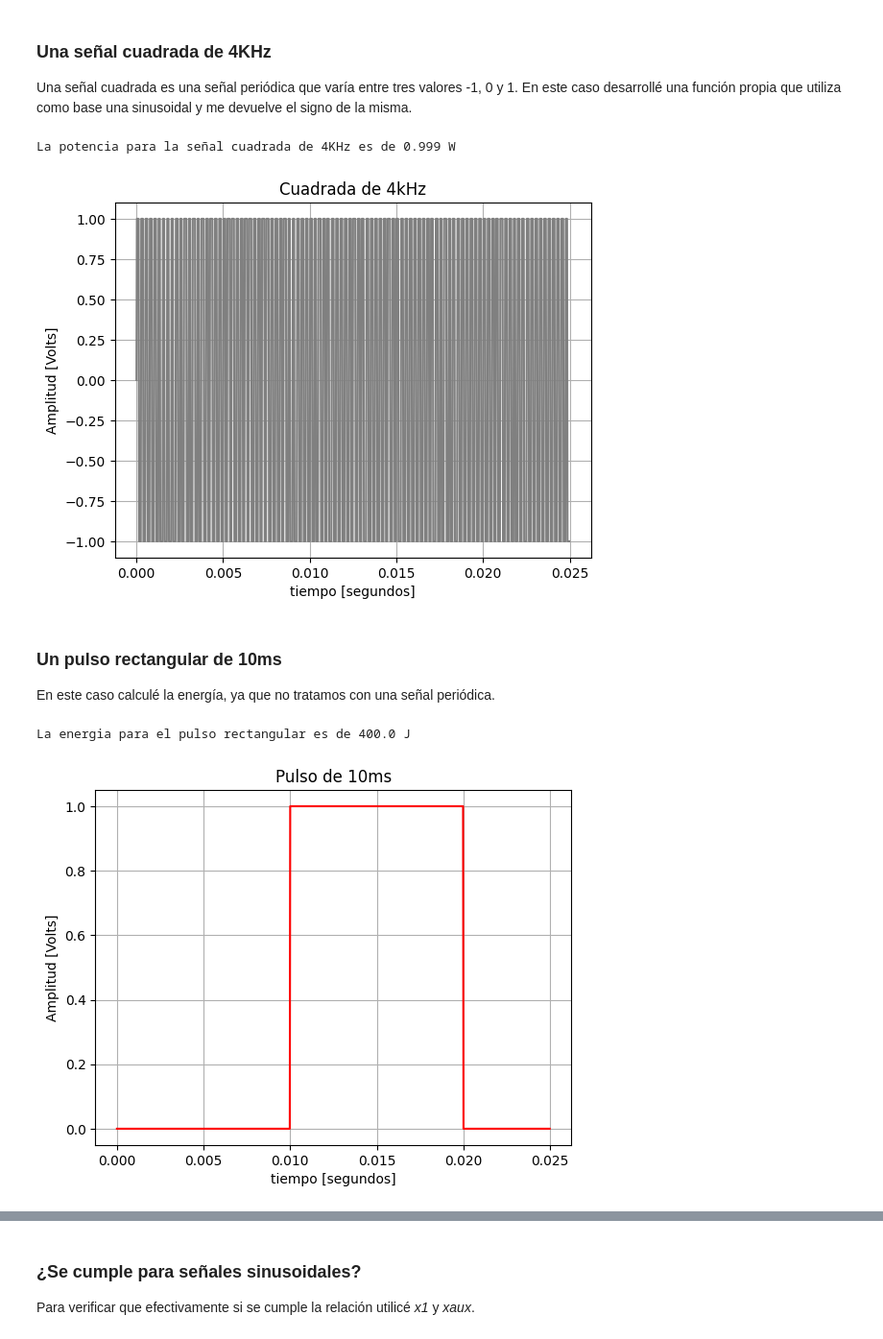
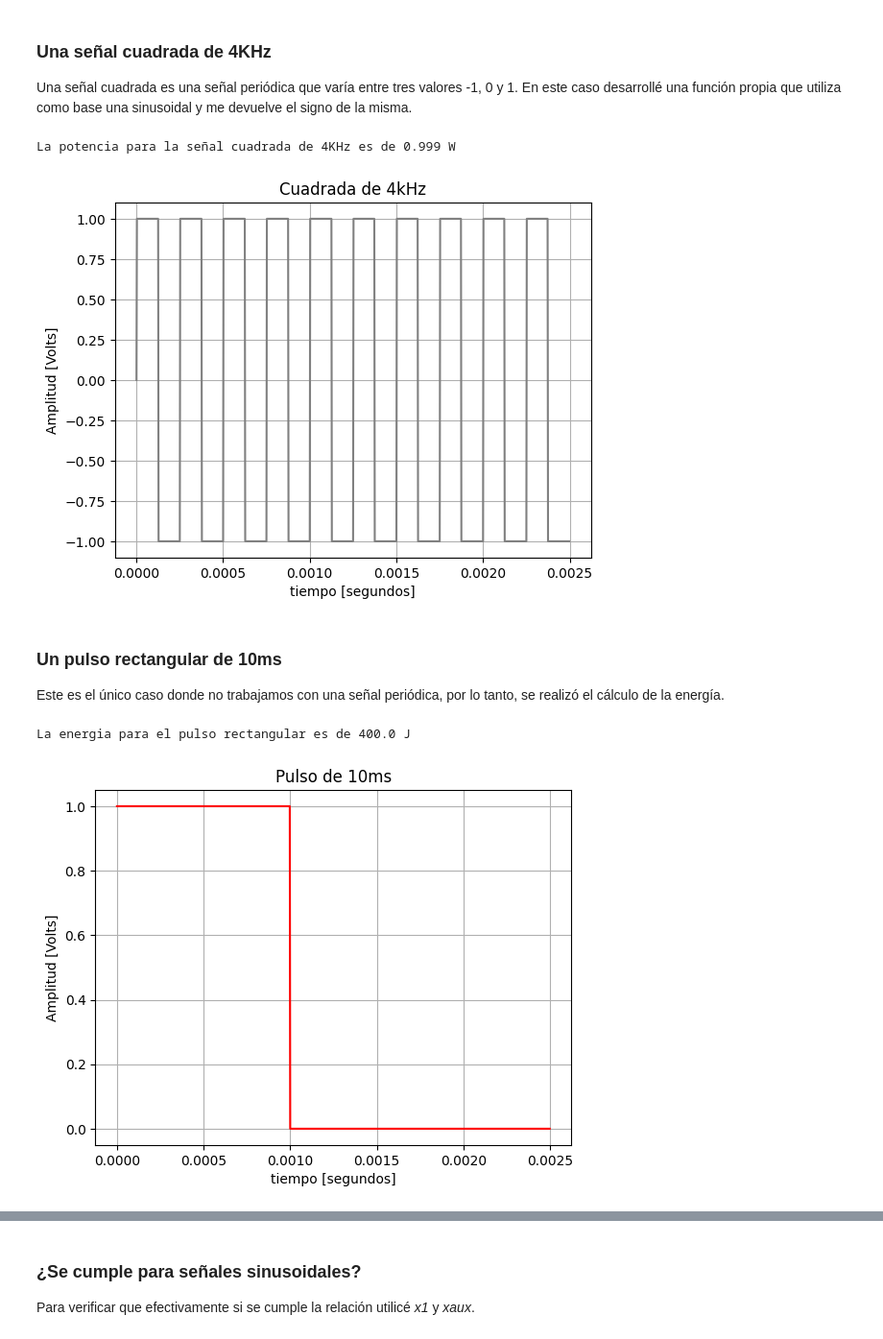
Before and after one commit to mtaranilla/APS_2025, a Jupyter notebook: TS1_Taranilla_notebook.ipynb, the cells around one changed output, grey strips where cells are left out. Shown at 96% size. Cells and saved outputs as stored; diff of their text form; code cells hidden in the pictures.

```diff
--- a/TS1_Taranilla_notebook.ipynb
+++ b/TS1_Taranilla_notebook.ipynb
@@ -107,5 +117,5 @@ En todos los casos utilicé una misma *fs = 4o KHz* (Por lo tanto una *Ts = 0,00
 # %%
-fs = 40000
+fs = 400000
 Ts = 1/fs
 N = 1000
 T_simulacion = N/fs
@@ -207,34 +217,34 @@ plt.ylabel('Amplitud [Volts]')
 plt.show()
 # %% [output]
 La potencia para la señal cuadrada de 4KHz es de 0.999 W
-[figure, old version]
+[figure, new version]
 # %% [markdown]
 ### Un pulso rectangular de 10ms
-En este caso calculé la energía, ya que no tratamos con una señal periódica.
+Este es el único caso donde no trabajamos con una señal periódica, por lo tanto, se realizó el cálculo de la energía.
 # %%
 tp=np.arange(0,T_simulacion,Ts)
 x6=np.zeros(1000)
-x6[400:800]=1
+x6[0:400]=1
 
 def energia (xx):
     E=0
     long = len(xx)
     for k in range(long):
         E = E + (xx[k])**2
     return E
 enx6 = energia(x6)
 
 print(f'La energia para el pulso rectangular es de {enx6} J')
 
 plt.figure(6)
 plt.plot(tt, x6, color='red')
 plt.title('Pulso de 10ms')
 plt.grid(True)
 plt.xlabel('tiempo [segundos]')
 plt.ylabel('Amplitud [Volts]')
 plt.show()
 # %% [output]
 La energia para el pulso rectangular es de 400.0 J
-[figure, old version]
+[figure, new version]
 # %% [markdown]
 ## Ortogonalidad entre Señales
```
Also changed, not shown: parts of 17 cells of this notebook.
